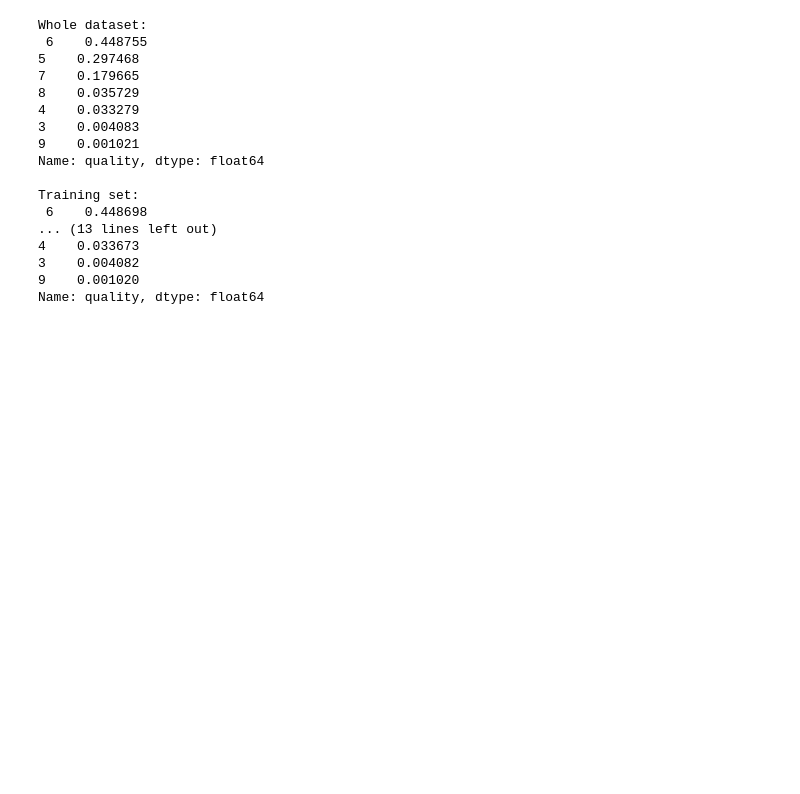
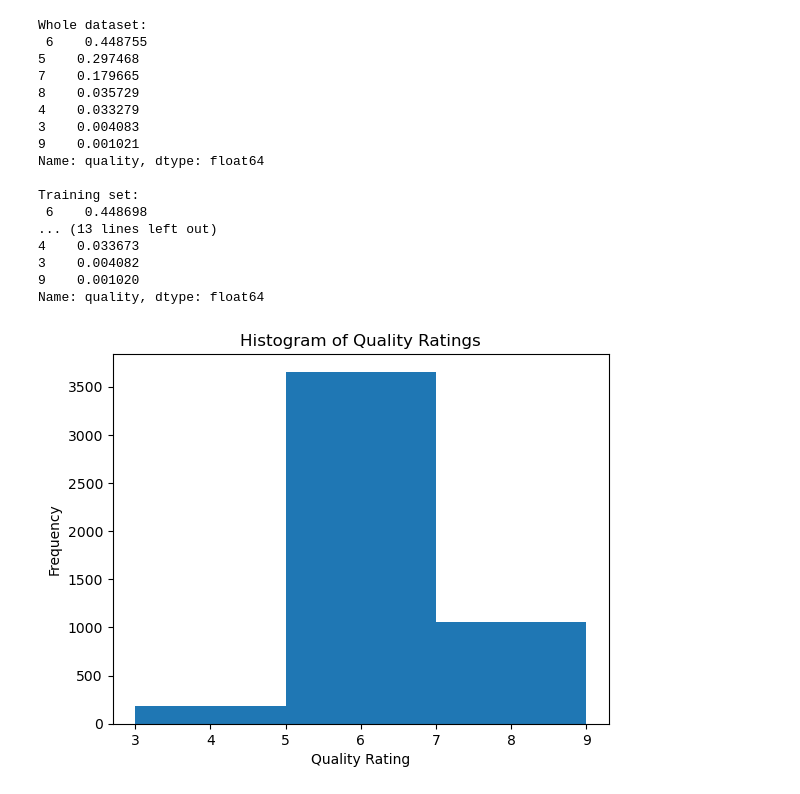
Before and after one commit to diegoschum/Zzz-303-3, a Jupyter notebook: stratified_data.ipynb, the cells around one changed output. Saved outputs shown, nothing was run; the diff lists cells and outputs as text; code cells hidden in the pictures; blank space fills up the shorter version.

```diff
--- a/stratified_data.ipynb
+++ b/stratified_data.ipynb
@@ -92,3 +92,12 @@ X_train.to_csv('X_train_stratified.csv', index=False)
 X_test.to_csv('X_test_stratified.csv', index=False)
 y_train.to_csv('y_train_stratified.csv', index=False)
 y_test.to_csv('y_test_stratified.csv', index=False)
+# %%
+#histogram of quality binned into 3 grouos
+plt.hist(df['quality'], bins=3)
+plt.title('Histogram of Quality Ratings')
+plt.xlabel('Quality Rating')
+plt.ylabel('Frequency')
+plt.show()
+# %% [output]
+[figure, added]
```
